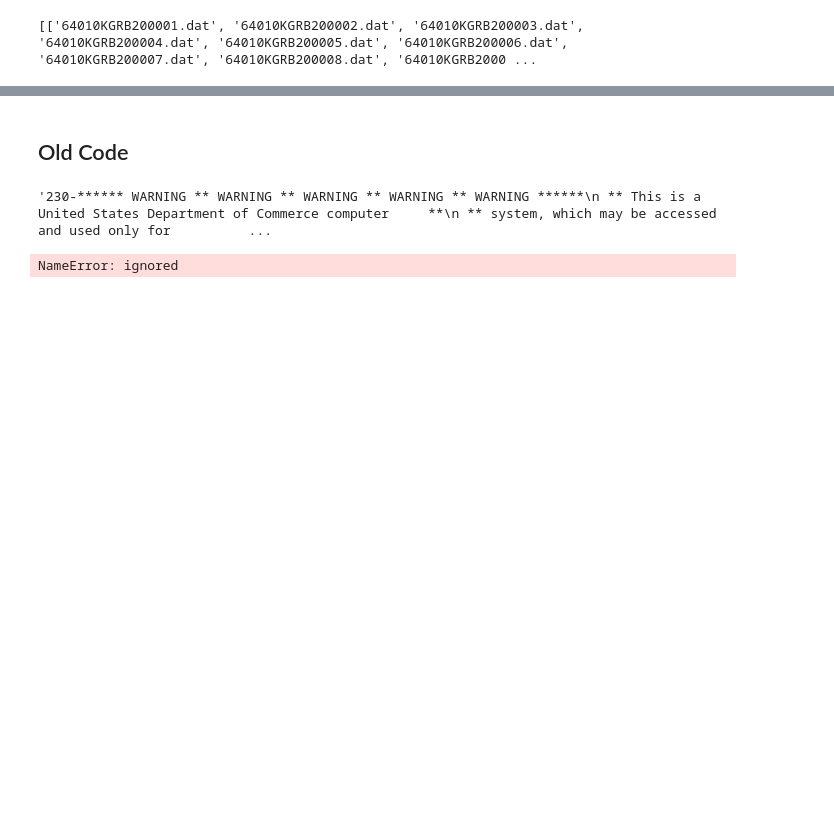
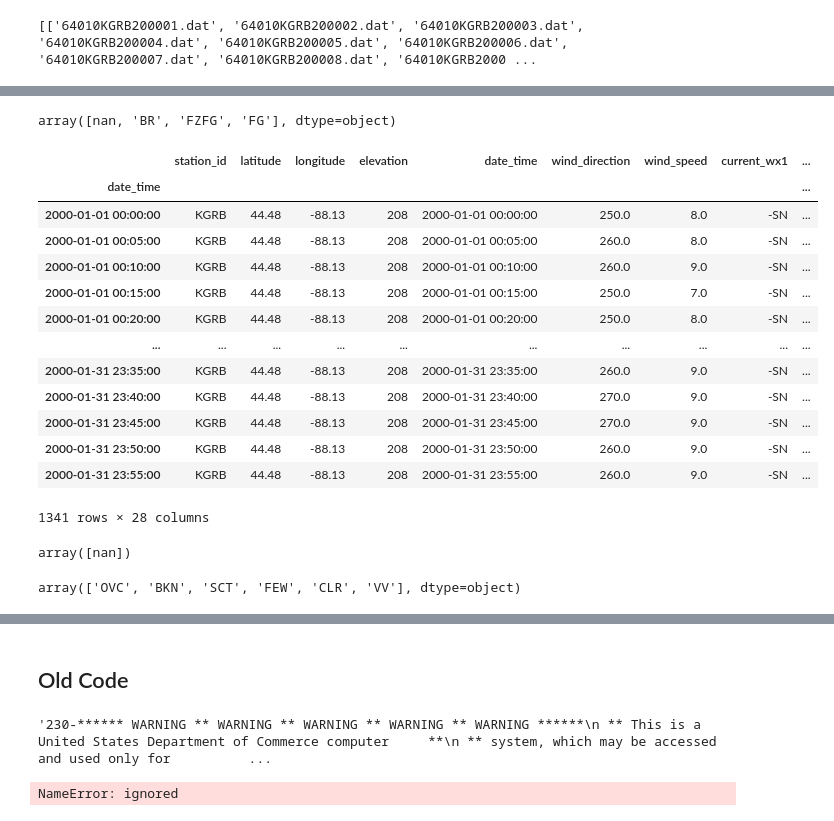
Before and after one commit to joyceee916/ATMS-597-SP-2020-Project-5, a Jupyter notebook: Project5_Joyce.ipynb, the cells around one changed output, grey strips where cells are left out. Cells and saved outputs as stored; diff of their text form; code cells hidden in the pictures; blank space fills up the shorter version.

```diff
--- a/Project5_Joyce.ipynb
+++ b/Project5_Joyce.ipynb
@@ -177,0 +239,35 @@ test = [['64010KGRB200001.dat', '64010KGRB200002.dat'], ['64010KGRB200003.dat',
+# %%
+df.current_wx2.unique()
+# %% [output]
+array([nan, 'BR', 'FZFG', 'FG'], dtype=object)
+# %%
+df[df.current_wx2.isna()]
+# %% [output]
+|  | station_id | latitude | longitude | elevation | date_time | wind_direction | wind_speed | current_wx1 | ... |
+| date_time |  |  |  |  |  |  |  |  | ... |
+| 2000-01-01 00:00:00 | KGRB | 44.48 | -88.13 | 208 | 2000-01-01 00:00:00 | 250.0 | 8.0 | -SN | ... |
+| 2000-01-01 00:05:00 | KGRB | 44.48 | -88.13 | 208 | 2000-01-01 00:05:00 | 260.0 | 8.0 | -SN | ... |
+| 2000-01-01 00:10:00 | KGRB | 44.48 | -88.13 | 208 | 2000-01-01 00:10:00 | 260.0 | 9.0 | -SN | ... |
+| 2000-01-01 00:15:00 | KGRB | 44.48 | -88.13 | 208 | 2000-01-01 00:15:00 | 250.0 | 7.0 | -SN | ... |
+| 2000-01-01 00:20:00 | KGRB | 44.48 | -88.13 | 208 | 2000-01-01 00:20:00 | 250.0 | 8.0 | -SN | ... |
+| ... | ... | ... | ... | ... | ... | ... | ... | ... | ... |
+| 2000-01-31 23:35:00 | KGRB | 44.48 | -88.13 | 208 | 2000-01-31 23:35:00 | 260.0 | 9.0 | -SN | ... |
+| 2000-01-31 23:40:00 | KGRB | 44.48 | -88.13 | 208 | 2000-01-31 23:40:00 | 270.0 | 9.0 | -SN | ... |
+| 2000-01-31 23:45:00 | KGRB | 44.48 | -88.13 | 208 | 2000-01-31 23:45:00 | 270.0 | 9.0 | -SN | ... |
+| 2000-01-31 23:50:00 | KGRB | 44.48 | -88.13 | 208 | 2000-01-31 23:50:00 | 260.0 | 9.0 | -SN | ... |
+| 2000-01-31 23:55:00 | KGRB | 44.48 | -88.13 | 208 | 2000-01-31 23:55:00 | 260.0 | 9.0 | -SN | ... |
+1341 rows × 28 columns
+# %%
+df.current_wx3.unique()
+# %% [output]
+array([nan])
+# %%
+df.low_cloud_type.unique()
+# OVC = unbroken cloud layer (overcast)
+# BKN = over half the sky cloud layer
+# SCT = scattered clouds
+# FEW = few clouds
+# CLR = no clouds
+# VV = vertical visibility (clouds cannot be seen because of fog or heavy precipitation)
+# %% [output]
+array(['OVC', 'BKN', 'SCT', 'FEW', 'CLR', 'VV'], dtype=object)
```
Also changed, not shown: parts of 20 cells of this notebook.
